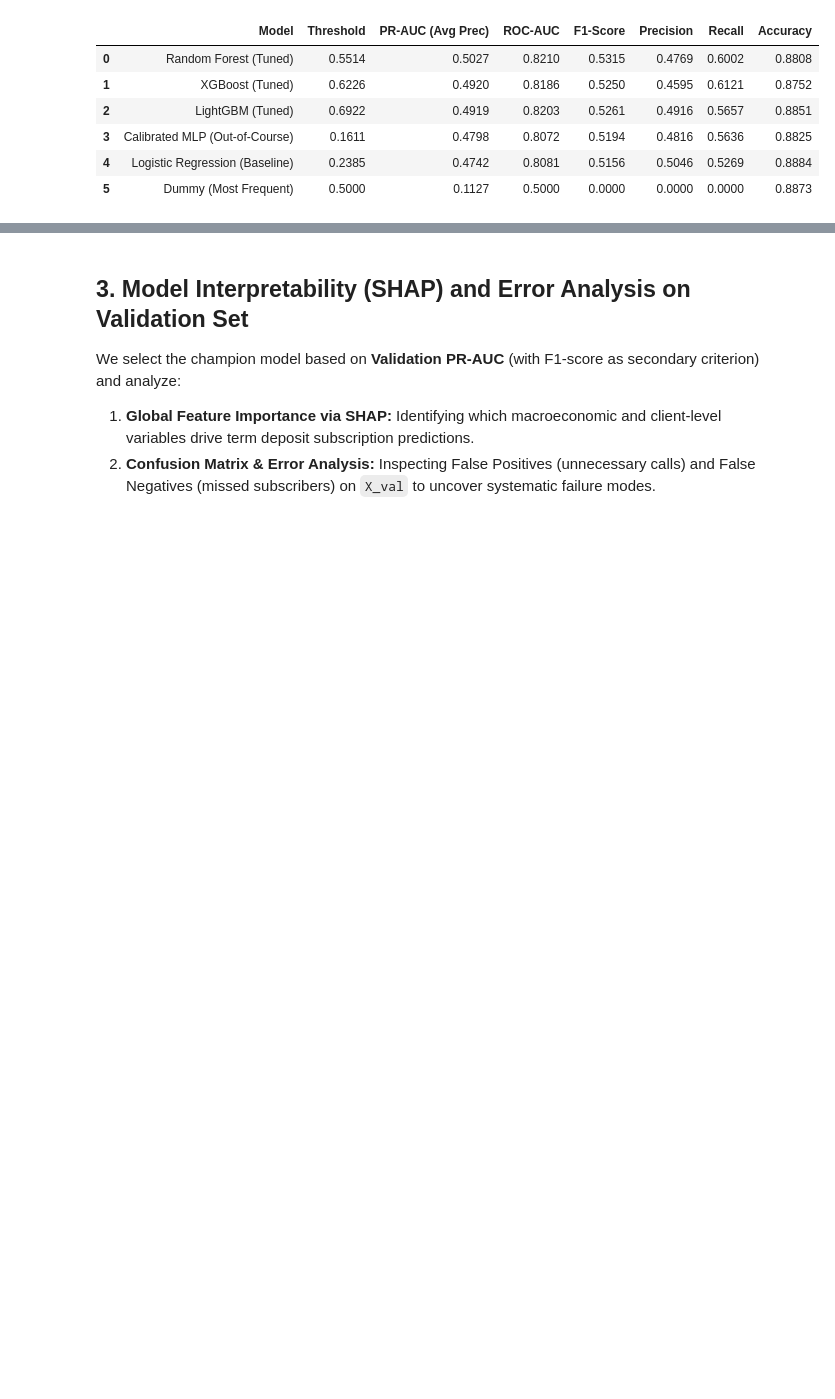
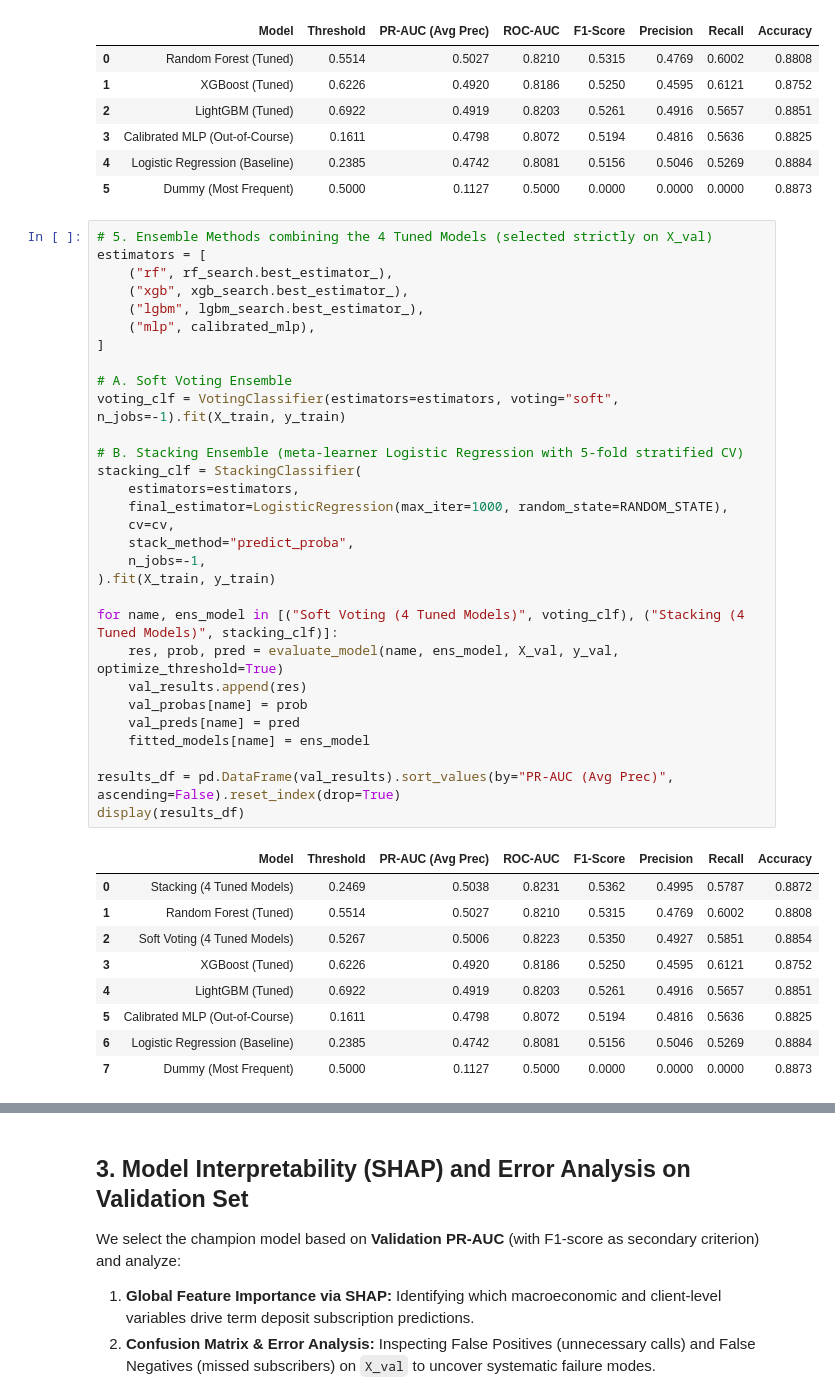
Before and after one commit to ysf-dmk/Bank-Marketing, a Jupyter notebook: Alternative_Models_Comparison.ipynb, the cells around one changed output, grey strips where cells are left out. Drawn from its saved outputs; the diff is of its cells as text; blank space fills up the shorter version.

```diff
--- a/Alternative_Models_Comparison.ipynb
+++ b/Alternative_Models_Comparison.ipynb
@@ -228,6 +227,46 @@ Best LGBM CV PR-AUC:0.4637 | {'clf__num_leaves': 63, 'clf__n_estimators': 150, '
 | 3 | Calibrated MLP (Out-of-Course) | 0.1611 | 0.4798 | 0.8072 | 0.5194 | 0.4816 | 0.5636 | 0.8825 |
 | 4 | Logistic Regression (Baseline) | 0.2385 | 0.4742 | 0.8081 | 0.5156 | 0.5046 | 0.5269 | 0.8884 |
 | 5 | Dummy (Most Frequent) | 0.5000 | 0.1127 | 0.5000 | 0.0000 | 0.0000 | 0.0000 | 0.8873 |
+# %%
+# 5. Ensemble Methods combining the 4 Tuned Models (selected strictly on X_val)
+estimators = [
+    ("rf", rf_search.best_estimator_),
+    ("xgb", xgb_search.best_estimator_),
+    ("lgbm", lgbm_search.best_estimator_),
+    ("mlp", calibrated_mlp),
+]
+
+# A. Soft Voting Ensemble
+voting_clf = VotingClassifier(estimators=estimators, voting="soft", n_jobs=-1).fit(X_train, y_train)
+
+# B. Stacking Ensemble (meta-learner Logistic Regression with 5-fold stratified CV)
+stacking_clf = StackingClassifier(
+    estimators=estimators,
+    final_estimator=LogisticRegression(max_iter=1000, random_state=RANDOM_STATE),
+    cv=cv,
+    stack_method="predict_proba",
+    n_jobs=-1,
+).fit(X_train, y_train)
+
+for name, ens_model in [("Soft Voting (4 Tuned Models)", voting_clf), ("Stacking (4 Tuned Models)", stacking_clf)]:
+    res, prob, pred = evaluate_model(name, ens_model, X_val, y_val, optimize_threshold=True)
+    val_results.append(res)
+    val_probas[name] = prob
+    val_preds[name] = pred
+    fitted_models[name] = ens_model
+
+results_df = pd.DataFrame(val_results).sort_values(by="PR-AUC (Avg Prec)", ascending=False).reset_index(drop=True)
+display(results_df)
+# %% [output]
+|  | Model | Threshold | PR-AUC (Avg Prec) | ROC-AUC | F1-Score | Precision | Recall | Accuracy |
+| 0 | Stacking (4 Tuned Models) | 0.2469 | 0.5038 | 0.8231 | 0.5362 | 0.4995 | 0.5787 | 0.8872 |
+| 1 | Random Forest (Tuned) | 0.5514 | 0.5027 | 0.8210 | 0.5315 | 0.4769 | 0.6002 | 0.8808 |
+| 2 | Soft Voting (4 Tuned Models) | 0.5267 | 0.5006 | 0.8223 | 0.5350 | 0.4927 | 0.5851 | 0.8854 |
+| 3 | XGBoost (Tuned) | 0.6226 | 0.4920 | 0.8186 | 0.5250 | 0.4595 | 0.6121 | 0.8752 |
+| 4 | LightGBM (Tuned) | 0.6922 | 0.4919 | 0.8203 | 0.5261 | 0.4916 | 0.5657 | 0.8851 |
+| 5 | Calibrated MLP (Out-of-Course) | 0.1611 | 0.4798 | 0.8072 | 0.5194 | 0.4816 | 0.5636 | 0.8825 |
+| 6 | Logistic Regression (Baseline) | 0.2385 | 0.4742 | 0.8081 | 0.5156 | 0.5046 | 0.5269 | 0.8884 |
+| 7 | Dummy (Most Frequent) | 0.5000 | 0.1127 | 0.5000 | 0.0000 | 0.0000 | 0.0000 | 0.8873 |
 # %%
 fig, axes = plt.subplots(1, 2, figsize=(14, 5))
 
```
Also changed, not shown: parts of 6 cells of this notebook, 3 other files.
